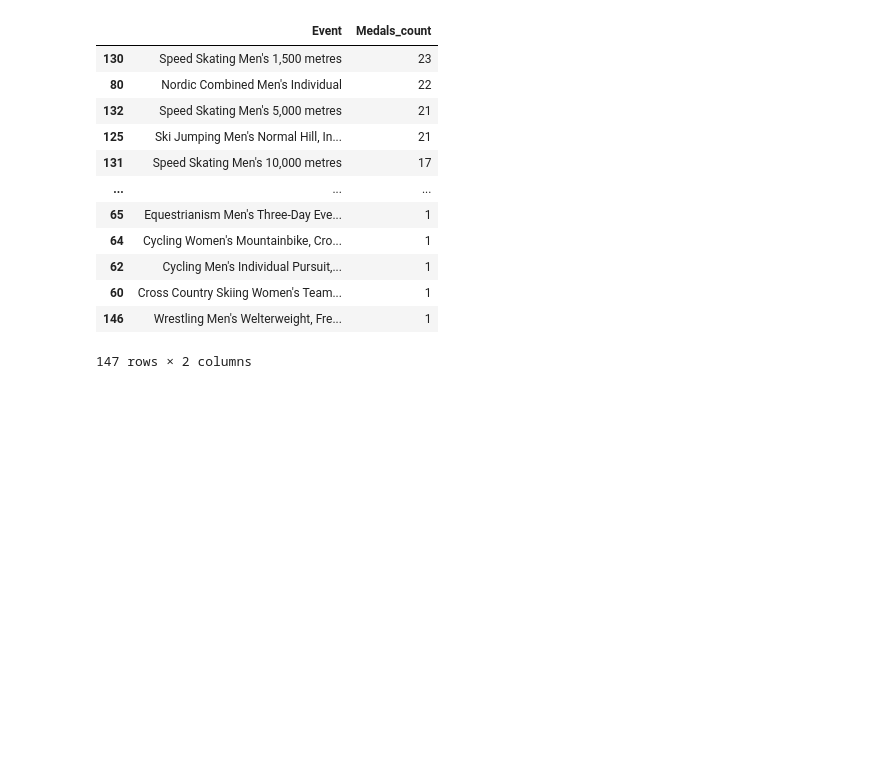
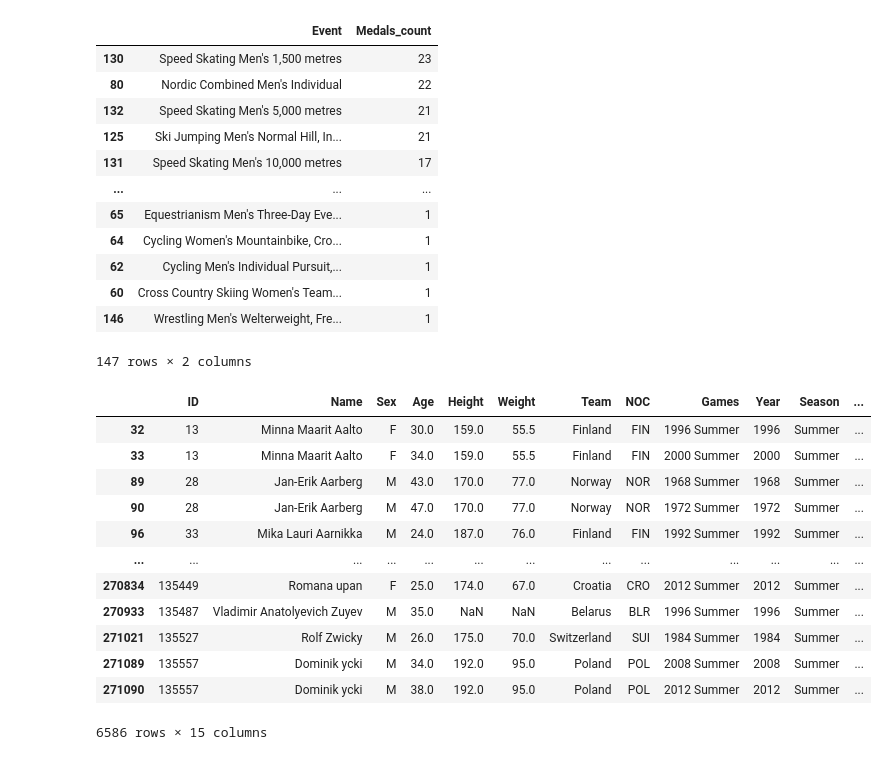
Before and after one commit to Razjoh/Projekt-os-norge, a Jupyter notebook: Rasmus_analys.ipynb, the cells around one changed output. Cells and saved outputs as stored; diff of their text form; code cells hidden in the pictures; blank space fills up the shorter version.

```diff
--- a/Rasmus_analys.ipynb
+++ b/Rasmus_analys.ipynb
@@ -457,3 +457,20 @@ event_results_adjusted
 fig = px.histogram(Norway, x="Age")
 fig.update_layout(bargap=0.2)
 fig.show()
+# %%
+df_sailing = df[df["Sport"] == "Sailing"]
+df_sailing
+# %% [output]
+|  | ID | Name | Sex | Age | Height | Weight | Team | NOC | Games | Year | Season | ... |
+| 32 | 13 | Minna Maarit Aalto | F | 30.0 | 159.0 | 55.5 | Finland | FIN | 1996 Summer | 1996 | Summer | ... |
+| 33 | 13 | Minna Maarit Aalto | F | 34.0 | 159.0 | 55.5 | Finland | FIN | 2000 Summer | 2000 | Summer | ... |
+| 89 | 28 | Jan-Erik Aarberg | M | 43.0 | 170.0 | 77.0 | Norway | NOR | 1968 Summer | 1968 | Summer | ... |
+| 90 | 28 | Jan-Erik Aarberg | M | 47.0 | 170.0 | 77.0 | Norway | NOR | 1972 Summer | 1972 | Summer | ... |
+| 96 | 33 | Mika Lauri Aarnikka | M | 24.0 | 187.0 | 76.0 | Finland | FIN | 1992 Summer | 1992 | Summer | ... |
+| ... | ... | ... | ... | ... | ... | ... | ... | ... | ... | ... | ... | ... |
+| 270834 | 135449 | Romana upan | F | 25.0 | 174.0 | 67.0 | Croatia | CRO | 2012 Summer | 2012 | Summer | ... |
+| 270933 | 135487 | Vladimir Anatolyevich Zuyev | M | 35.0 | NaN | NaN | Belarus | BLR | 1996 Summer | 1996 | Summer | ... |
+| 271021 | 135527 | Rolf Zwicky | M | 26.0 | 175.0 | 70.0 | Switzerland | SUI | 1984 Summer | 1984 | Summer | ... |
+| 271089 | 135557 | Dominik ycki | M | 34.0 | 192.0 | 95.0 | Poland | POL | 2008 Summer | 2008 | Summer | ... |
+| 271090 | 135557 | Dominik ycki | M | 38.0 | 192.0 | 95.0 | Poland | POL | 2012 Summer | 2012 | Summer | ... |
+6586 rows × 15 columns
```
Also changed, not shown: parts of 8 cells of this notebook, 2 other files.
